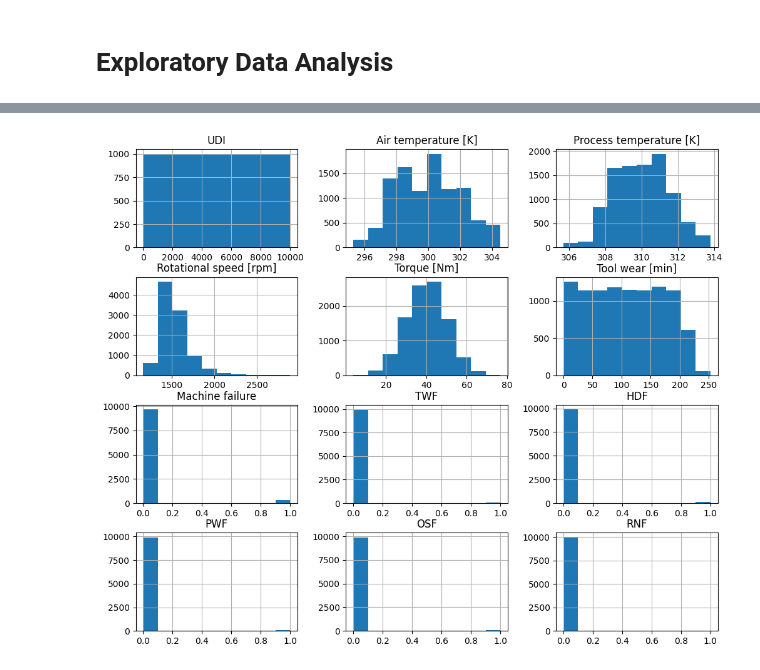
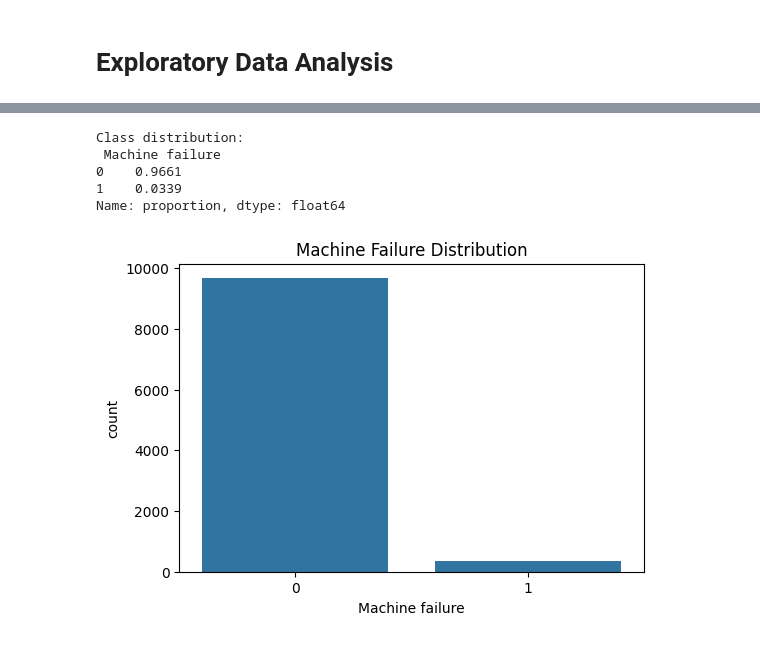
Before and after one commit to ashu284/FactoryGuard-AI, a Jupyter notebook: notebooks/01_eda.ipynb, the cells around one changed output, grey strips where cells are left out. Drawn from its saved outputs; the diff is of its cells as text; code cells hidden in the pictures.

```diff
--- a/notebooks/01_eda.ipynb
+++ b/notebooks/01_eda.ipynb
@@ -17,0 +30,4 @@ df.head()
+# %%
+drop_cols = ['UDI', 'Product ID', 'TWF', 'HDF', 'PWF', 'OSF', 'RNF']
+df = df.drop(columns=drop_cols)
+print(df.shape)
@@ -18,5 +36,4 @@ df.head()
 # %%
-df.shape
-df.info()
-df.describe()
+df = pd.get_dummies(df, columns=['Type'], drop_first=True)
+print(df.head())
 # %% [output]
@@ -67,4 +74,5 @@ dtype: int64
 # %%
-sns.countplot(x=df["Machine failure"])
-plt.show()
+print("Duplicates:", df.duplicated().sum())
+df = df.drop_duplicates()
+print("Nulls per column:\n", df.isnull().sum())
 # %% [output]
@@ -83,5 +112,13 @@ plt.show()
 # %%
-df.hist(figsize=(12,10))
+print("Class distribution:\n", df['Machine failure'].value_counts(normalize=True))
+plt.figure(figsize=(6, 4))
+sns.countplot(x='Machine failure', data=df)
+plt.title('Machine Failure Distribution')
 plt.show()
 # %% [output]
+Class distribution:
+ Machine failure
+0    0.9661
+1    0.0339
+Name: proportion, dtype: float64
-[figure, old version]
+[figure, new version]
```
Also changed, not shown: parts of 7 cells of this notebook, 7 other files.
